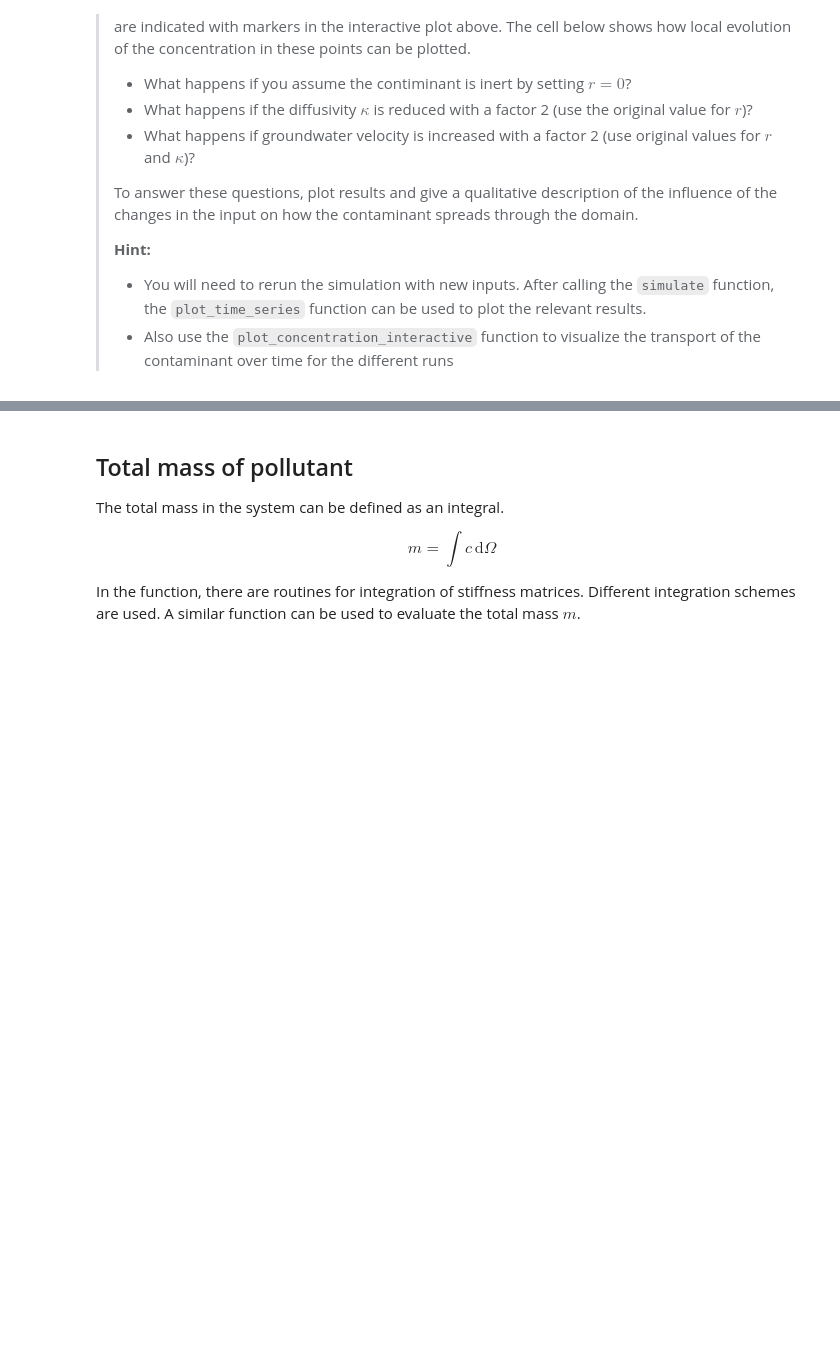
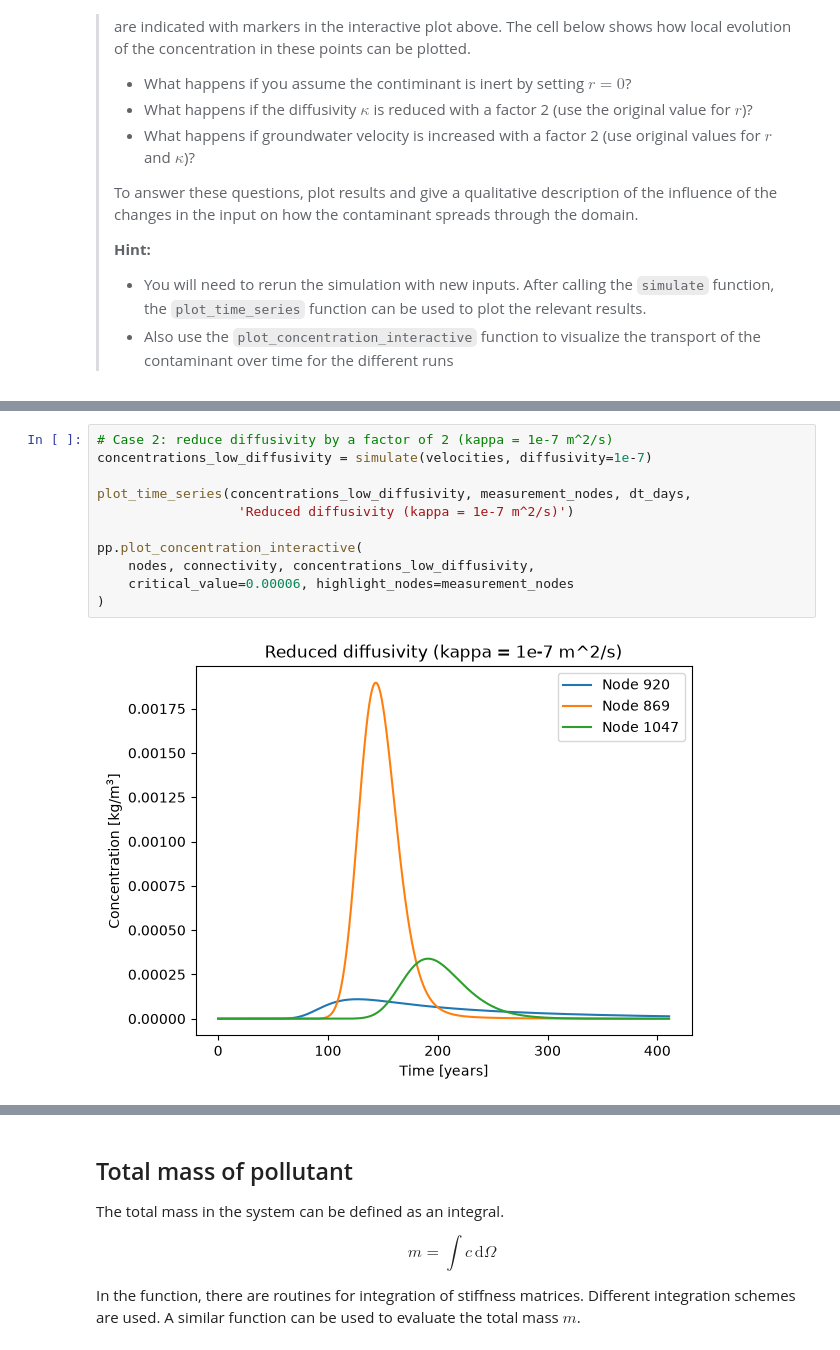
Before and after one commit to Casper-tudelft/GA2.2, a Jupyter notebook: contamination.ipynb, the cells around one changed output, grey strips where cells are left out. Cells and saved outputs as stored; diff of their text form; blank space fills up the shorter version.

```diff
--- a/contamination.ipynb
+++ b/contamination.ipynb
@@ -349,0 +364,13 @@ plot_time_series(concentrations, measurement_nodes, dt_days, 'Reference solution
+# %%
+# Case 2: reduce diffusivity by a factor of 2 (kappa = 1e-7 m^2/s)
+concentrations_low_diffusivity = simulate(velocities, diffusivity=1e-7)
+
+plot_time_series(concentrations_low_diffusivity, measurement_nodes, dt_days,
+                  'Reduced diffusivity (kappa = 1e-7 m^2/s)')
+
+pp.plot_concentration_interactive(
+    nodes, connectivity, concentrations_low_diffusivity,
+    critical_value=0.00006, highlight_nodes=measurement_nodes
+)
+# %% [output]
+[figure, added]
```
Also changed, not shown: parts of 5 cells of this notebook.
